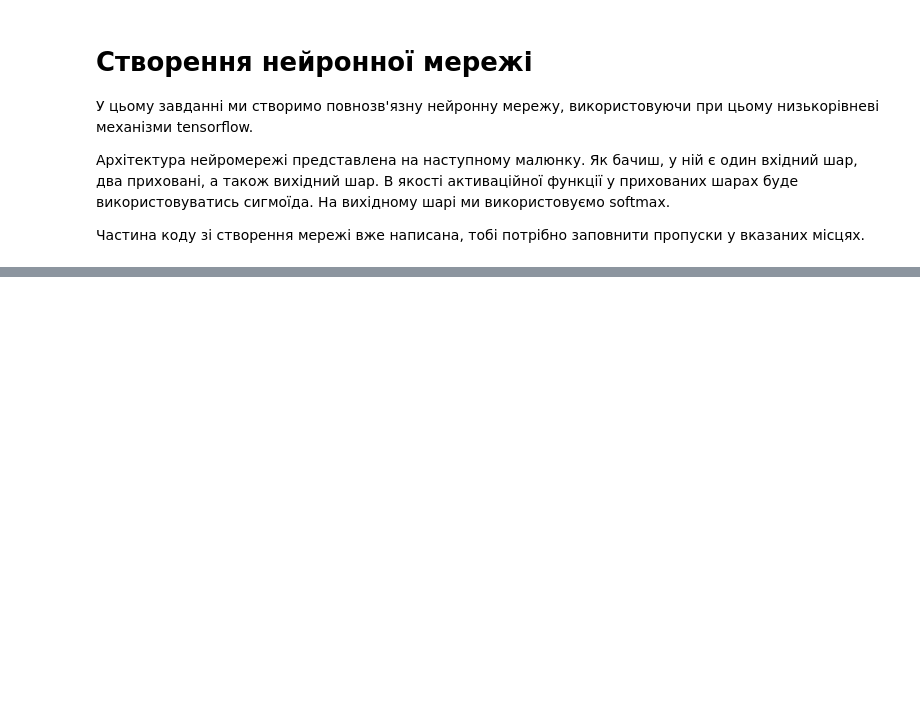
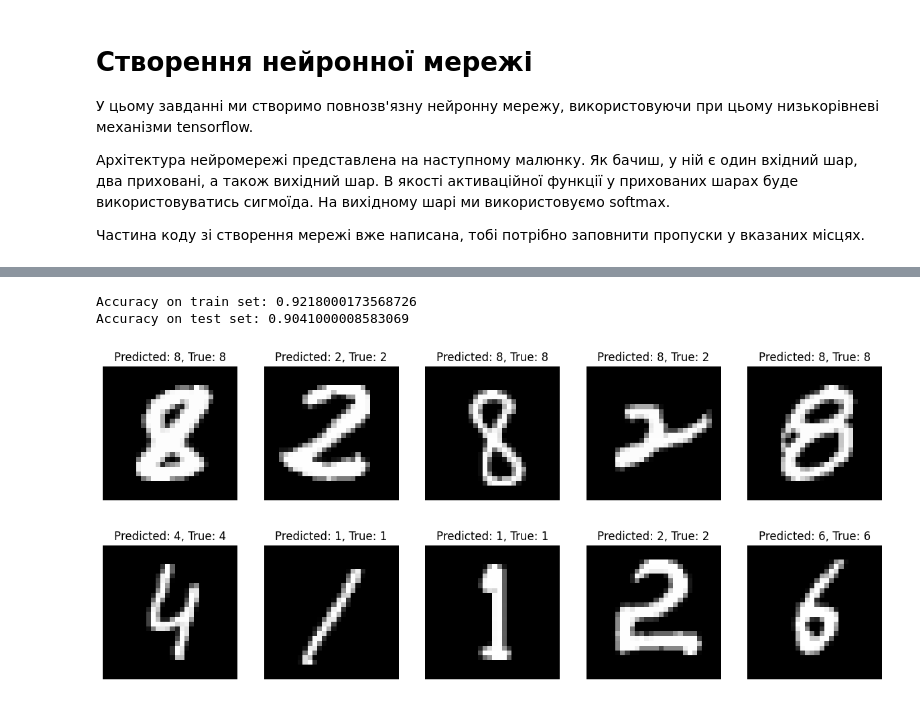
Before and after one commit to KyryloChalov/DS, a Jupyter notebook: HW_08/hw8.ipynb, the cells around one changed output, grey strips where cells are left out. Saved outputs shown, nothing was run; the diff lists cells and outputs as text; code cells hidden in the pictures; blank space fills up the shorter version.

```diff
--- a/HW_08/hw8.ipynb
+++ b/HW_08/hw8.ipynb
@@ -179,0 +221,45 @@ import matplotlib.pyplot as plt
+# %%
+# Обчисліть точність навченої нейромережі
+train_pred = neural_net(x_train)
+train_accuracy = accuracy(train_pred, y_train)
+print(f'Accuracy on train set: {train_accuracy.numpy()}')
+
+# Тестування моделі на тестових даних
+test_pred = neural_net(x_test)
+test_accuracy = accuracy(test_pred, y_test)
+print(f'Accuracy on test set: {test_accuracy.numpy()}')
+# %% [output]
+Accuracy on train set: 0.9218000173568726
+Accuracy on test set: 0.9041000008583069
+# %%
+# Протестуйте навчену нейромережу на 10 зображеннях. З тестової вибірки візьміть 5
+# випадкових зображень і передайте їх у нейронну мережу.
+# Виведіть зображення та випишіть  поруч відповідь нейромережі.
+# Зробіть висновок про те, чи помиляється твоя нейронна мережа, і якщо так, то як часто?
+
+# Виберемо 5 випадкових індексів з тестової вибірки
+random_indices = np.random.choice(len(x_test), size=5, replace=False)
+
+# Пройдемося по цим випадковим індексам і виведемо зображення та передбачену мітку
+plt.figure(figsize=(15, 5))
+for i, idx in enumerate(random_indices):
+    plt.subplot(1, 5, i + 1)
+    plt.imshow(x_test[idx].reshape(28, 28), cmap='gray')
+    plt.title(f'Predicted: {tf.argmax(test_pred[idx]).numpy()}, True: {y_test[idx]}')
+    plt.axis('off')
+plt.show()
+
+# Виберемо 5 випадкових індексів з тестової вибірки
+random_indices = np.random.choice(len(x_test), size=5, replace=False)
+
+# Пройдемося по цим випадковим індексам і виведемо зображення та передбачену мітку
+plt.figure(figsize=(15, 5))
+for i, idx in enumerate(random_indices):
+    plt.subplot(1, 5, i + 1)
+    plt.imshow(x_test[idx].reshape(28, 28), cmap="gray")
+    plt.title(f"Predicted: {tf.argmax(test_pred[idx]).numpy()}, True: {y_test[idx]}")
+    plt.axis("off")
+plt.show()
+# %% [output]
+[figure, added]
+[figure, added]
```
Also changed, not shown: parts of 12 cells of this notebook, 2 other files.
